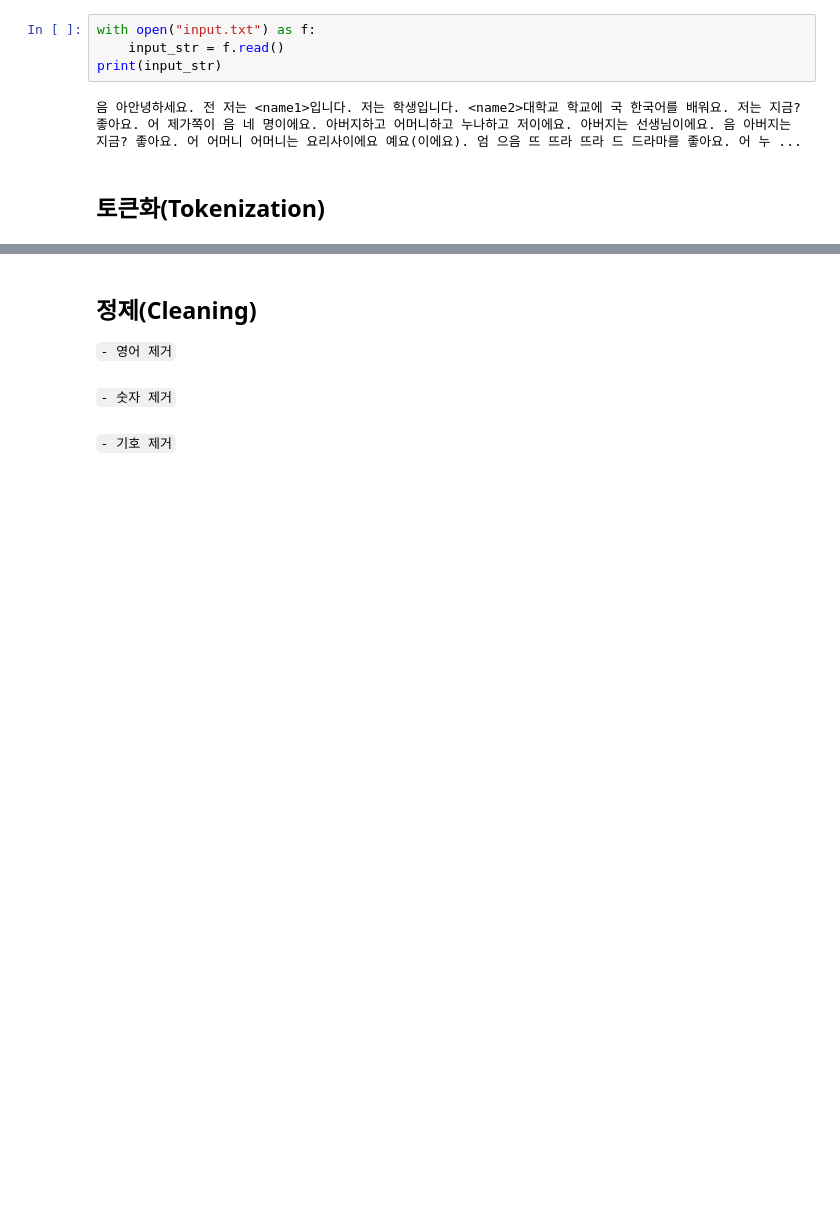
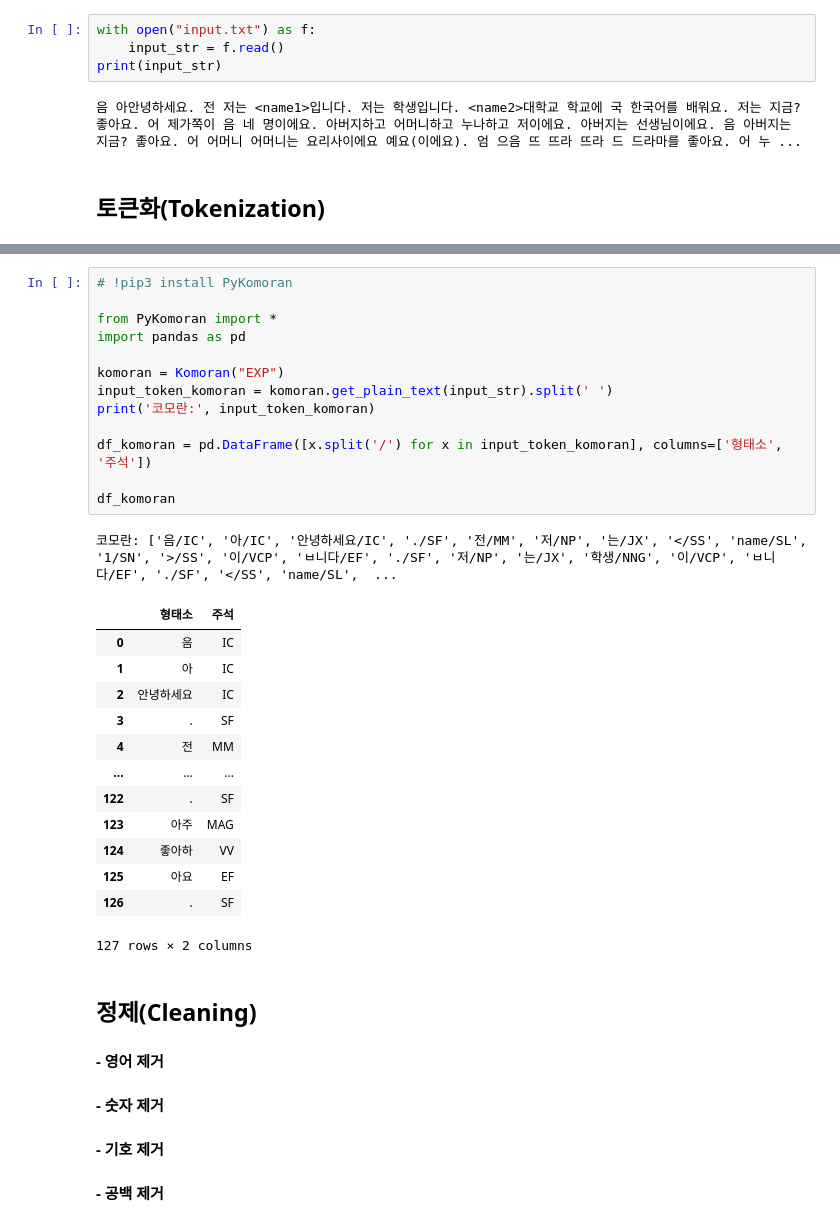
Before and after one commit to jj-bro/Korean-Speaking-Assessment, a Jupyter notebook: 발음평가_전처리.ipynb, the cells around one changed output, grey strips where cells are left out. Saved outputs shown, nothing was run; the diff lists cells and outputs as text; blank space fills up the shorter version.

```diff
--- a/발음평가_전처리.ipynb
+++ b/발음평가_전처리.ipynb
@@ -47,5 +16,34 @@ Successfully installed JPype1-1.4.1 konlpy-0.6.0 lxml-4.9.3
+# %%
+# !pip3 install PyKomoran
+
+from PyKomoran import *
+import pandas as pd
+
+komoran = Komoran("EXP")
+input_token_komoran = komoran.get_plain_text(input_str).split(' ')
+print('코모란:', input_token_komoran)
+
+df_komoran = pd.DataFrame([x.split('/') for x in input_token_komoran], columns=['형태소', '주석'])
+
+df_komoran
+# %% [output]
+코모란: ['음/IC', '아/IC', '안녕하세요/IC', './SF', '전/MM', '저/NP', '는/JX', '</SS', 'name/SL', '1/SN', '>/SS', '이/VCP', 'ㅂ니다/EF', './SF', '저/NP', '는/JX', '학생/NNG', '이/VCP', 'ㅂ니다/EF', './SF', '</SS', 'name/SL',  ...
+|  | 형태소 | 주석 |
+| 0 | 음 | IC |
+| 1 | 아 | IC |
+| 2 | 안녕하세요 | IC |
+| 3 | . | SF |
+| 4 | 전 | MM |
+| ... | ... | ... |
+| 122 | . | SF |
+| 123 | 아주 | MAG |
+| 124 | 좋아하 | VV |
+| 125 | 아요 | EF |
+| 126 | . | SF |
+127 rows × 2 columns
 # %% [markdown]
 ## 정제(Cleaning)
-`- 영어 제거`<br><br>
-`- 숫자 제거`<br><br>
-`- 기호 제거`
+#### - 영어 제거
+#### - 숫자 제거
+#### - 기호 제거
+#### - 공백 제거
```
Also changed, not shown: parts of 8 cells of this notebook, 1 other file.
